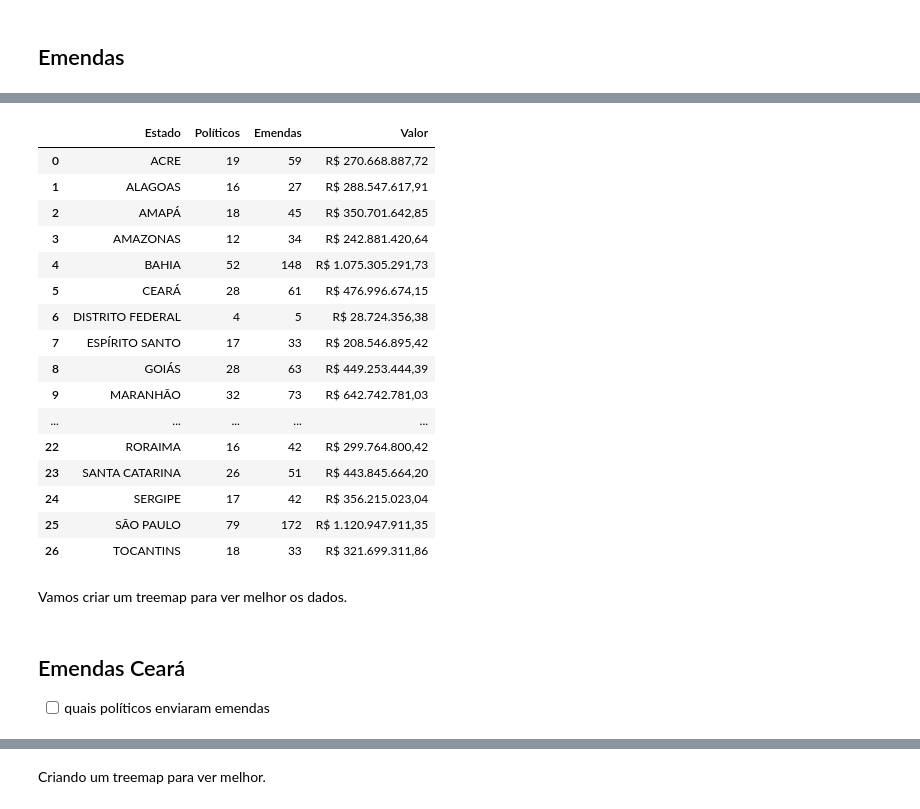
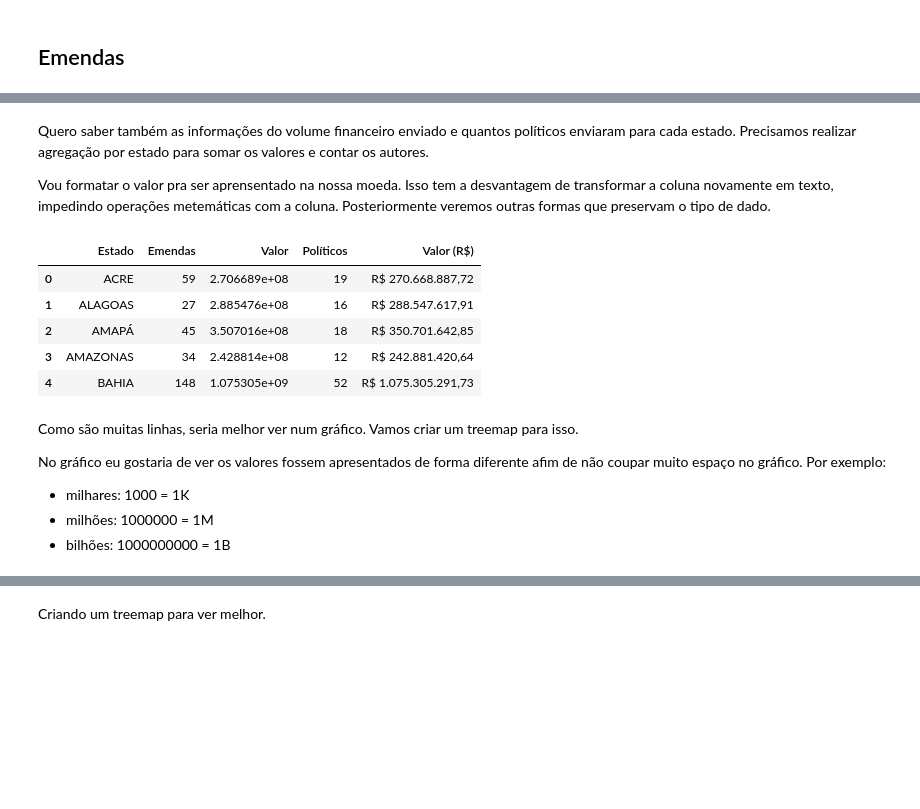
Before and after one commit to walves69/emendas-teste2, a Jupyter notebook: analise_exploratoria.ipynb, the cells around one changed output, grey strips where cells are left out. Drawn from its saved outputs; the diff is of its cells as text; code cells hidden in the pictures; blank space fills up the shorter version.

```diff
--- a/analise_exploratoria.ipynb
+++ b/analise_exploratoria.ipynb
@@ -37,0 +67,4 @@ memory usage: 400.8+ KB
+# %%
+# todas as linhas e as desejadas
+df = df.iloc[:, [2,4,11,12,13,14,15,16]]
+df.info()
@@ -38,7 +91,6 @@ memory usage: 400.8+ KB
 # %%
-# Renomeando as colunas pra trabalhar mais facilmente
-df.columns = ['ano','emenda_tipo','emenda_autor','emenda_nr','local_gasto','funcao','subfuncao','orc_programa'
-              ,'orc_acao','orc_plano','emenda_cod','vlr_empenhado','vlr_liquido','vlr_pago','vlr_restos_pagar_inscrito'
-              ,'vlr_restos_pagar_cancelados','vlr_restos_pagar_pagos','outro']
+# lista com nome das colunas seguindo a ordem do dataframe original
+df.columns = ['emenda_autor','local_gasto','vlr_empenhado','vlr_liquido','vlr_pago','vlr_restos_pagar_inscrito'
+              ,'vlr_restos_pagar_cancelados','vlr_restos_pagar_pagos']
 df.head()
 # %% [output]
@@ -55,4 +102,0 @@ Selecionamos apenas as colunas de nosso interesse.
-# %%
-df = df[['emenda_autor', 'local_gasto','vlr_empenhado','vlr_liquido','vlr_pago','vlr_restos_pagar_inscrito','vlr_restos_pagar_cancelados','vlr_restos_pagar_pagos']]
-# print(type(df['vlr_empenhado'][0]))
-df.head()
@@ -150,42 +199,36 @@ Quero a informação de qual o volume financeiro recebido e quantos políticos e
+# %% [markdown]
+Quero saber também as informações do volume financeiro enviado e quantos políticos enviaram para cada estado. Precisamos realizar agregação por estado para somar os valores e contar os autores.
+
+Vou formatar o valor pra ser aprensentado na nossa moeda. Isso tem a desvantagem de transformar a coluna novamente em texto, impedindo operações metemáticas com a coluna. Posteriormente veremos outras formas que preservam o tipo de dado.
 # %%
-# Emendas enviadas por estados terminam com (UF)
-emendas_estaduais = df.loc[df['local_gasto'].str.contains('(UF)',regex=False), ['local_gasto', 'vlr','emenda_autor']]
-
-# quanto foi enviado
-emendas_estaduais = (emendas_estaduais.groupby('local_gasto').agg({'local_gasto':'count', 'vlr': 'sum', 'emenda_autor':pd.Series.nunique})
-                    .rename(columns={'local_gasto':'Emendas', 'emenda_autor':'Políticos'})
+# Agrupando os dados para saber quanto foi enviado
+emendas_estaduais_agg = (emendas_estaduais.copy().groupby('local_gasto').agg({'local_gasto':'count', 'vlr': 'sum', 'emenda_autor':pd.Series.nunique})
+                    .rename(columns={'local_gasto':'Emendas', 'emenda_autor':'Políticos', 'vlr':'Valor'})
                     .reset_index())
 
-# retirando a marcação (UF) do nome do estado.
-emendas_estaduais["local_gasto"] = emendas_estaduais["local_gasto"].apply(lambda x: x.replace(" (UF)", ""))
-
 # renomeando a coluna local_gasto
-emendas_estaduais.rename(columns={'local_gasto':'Estado'}, inplace=True)
+emendas_estaduais_agg.rename(columns={'local_gasto':'Estado'}, inplace=True)
 
 # formatando o valor
-emendas_estaduais["Valor"] = emendas_estaduais["vlr"].apply(lambda x: format_currency(x, currency="BRL", locale="pt_BR"))
+emendas_estaduais_agg["Valor (R$)"] = emendas_estaduais_agg["Valor"].apply(lambda x: format_currency(x, currency="BRL", locale="pt_BR"))
 
-emendas_estaduais[['Estado','Políticos','Emendas','Valor']]
+# emendas_estaduais_agg[['Estado','Políticos','Emendas','Valor (R$)']].head()
+emendas_estaduais_agg.head()
 # %% [output]
-|  | Estado | Políticos | Emendas | Valor |
-| 0 | ACRE | 19 | 59 | R$ 270.668.887,72 |
-| 1 | ALAGOAS | 16 | 27 | R$ 288.547.617,91 |
-| 2 | AMAPÁ | 18 | 45 | R$ 350.701.642,85 |
-| 3 | AMAZONAS | 12 | 34 | R$ 242.881.420,64 |
-| 4 | BAHIA | 52 | 148 | R$ 1.075.305.291,73 |
-| 5 | CEARÁ | 28 | 61 | R$ 476.996.674,15 |
-| 6 | DISTRITO FEDERAL | 4 | 5 | R$ 28.724.356,38 |
-| 7 | ESPÍRITO SANTO | 17 | 33 | R$ 208.546.895,42 |
-| 8 | GOIÁS | 28 | 63 | R$ 449.253.444,39 |
-| 9 | MARANHÃO | 32 | 73 | R$ 642.742.781,03 |
-| ... | ... | ... | ... | ... |
-| 22 | RORAIMA | 16 | 42 | R$ 299.764.800,42 |
-| 23 | SANTA CATARINA | 26 | 51 | R$ 443.845.664,20 |
-| 24 | SERGIPE | 17 | 42 | R$ 356.215.023,04 |
-| 25 | SÃO PAULO | 79 | 172 | R$ 1.120.947.911,35 |
-| 26 | TOCANTINS | 18 | 33 | R$ 321.699.311,86 |
+|  | Estado | Emendas | Valor | Políticos | Valor (R$) |
+| 0 | ACRE | 59 | 2.706689e+08 | 19 | R$ 270.668.887,72 |
+| 1 | ALAGOAS | 27 | 2.885476e+08 | 16 | R$ 288.547.617,91 |
+| 2 | AMAPÁ | 45 | 3.507016e+08 | 18 | R$ 350.701.642,85 |
+| 3 | AMAZONAS | 34 | 2.428814e+08 | 12 | R$ 242.881.420,64 |
+| 4 | BAHIA | 148 | 1.075305e+09 | 52 | R$ 1.075.305.291,73 |
-# %% [markdown]
-Vamos criar um treemap para ver melhor os dados.
+# %% [markdown]
+Como são muitas linhas, seria melhor ver num gráfico. Vamos criar um treemap para isso.
+
+No gráfico eu gostaria de ver os valores fossem apresentados de forma diferente afim de não coupar muito espaço no gráfico. Por exemplo:
+
+- milhares: 1000 = 1K
+- milhões: 1000000 = 1M
+- bilhões: 1000000000 = 1B
 # %%
 # apresentar os valores no formato 1K, 1M, 1B
 def f(row):
@@ -213,6 +259,2 @@ textinfo="label+text+percent root", root_color="lightgrey", selector=dict(type='
 )
 fig1.show()
-# %% [markdown]
-## Emendas Ceará
-
-- [ ] quais políticos enviaram emendas
```
Also changed, not shown: parts of 47 cells of this notebook, 22 other files.
